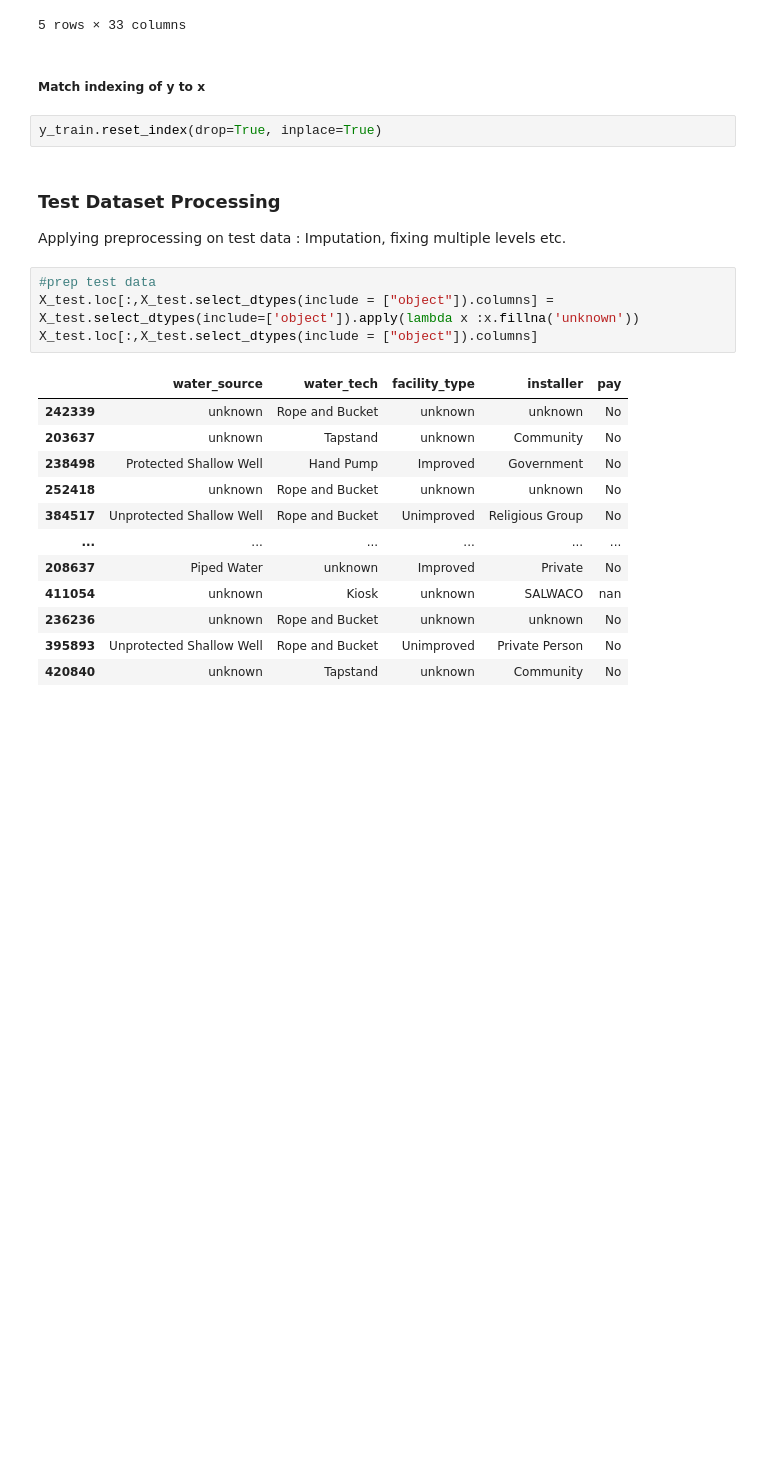
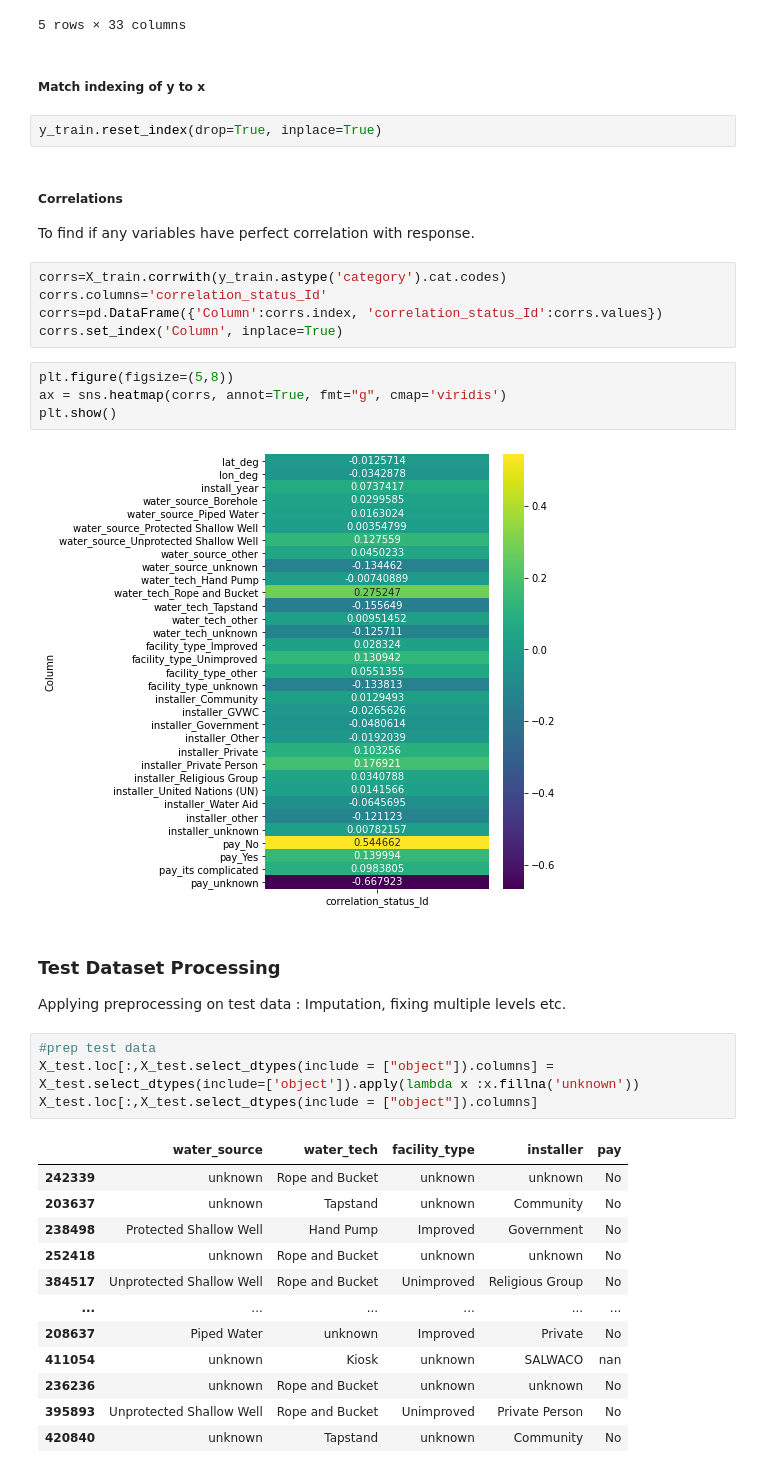
Before and after one commit to saniya-k/WaterSources, a Jupyter notebook: PredictWaterAvailability.ipynb, the cells around one changed output. Drawn from its saved outputs; the diff is of its cells as text; blank space fills up the shorter version.

Commit message:
Added correlations

```diff
--- a/PredictWaterAvailability.ipynb
+++ b/PredictWaterAvailability.ipynb
@@ -554,6 +554,21 @@ X_train.head()
 ##### Match indexing of y to x
 # %%
 y_train.reset_index(drop=True, inplace=True)
+# %% [markdown]
+##### Correlations
+
+To find if any variables have perfect correlation with response.
+# %%
+corrs=X_train.corrwith(y_train.astype('category').cat.codes)
+corrs.columns='correlation_status_Id'
+corrs=pd.DataFrame({'Column':corrs.index, 'correlation_status_Id':corrs.values})
+corrs.set_index('Column', inplace=True)
+# %%
+plt.figure(figsize=(5,8))
+ax = sns.heatmap(corrs, annot=True, fmt="g", cmap='viridis')
+plt.show()
+# %% [output]
+[figure, added]
 # %% [markdown]
 ### Test Dataset Processing
 
```
Also changed, not shown: parts of 6 cells of this notebook.
